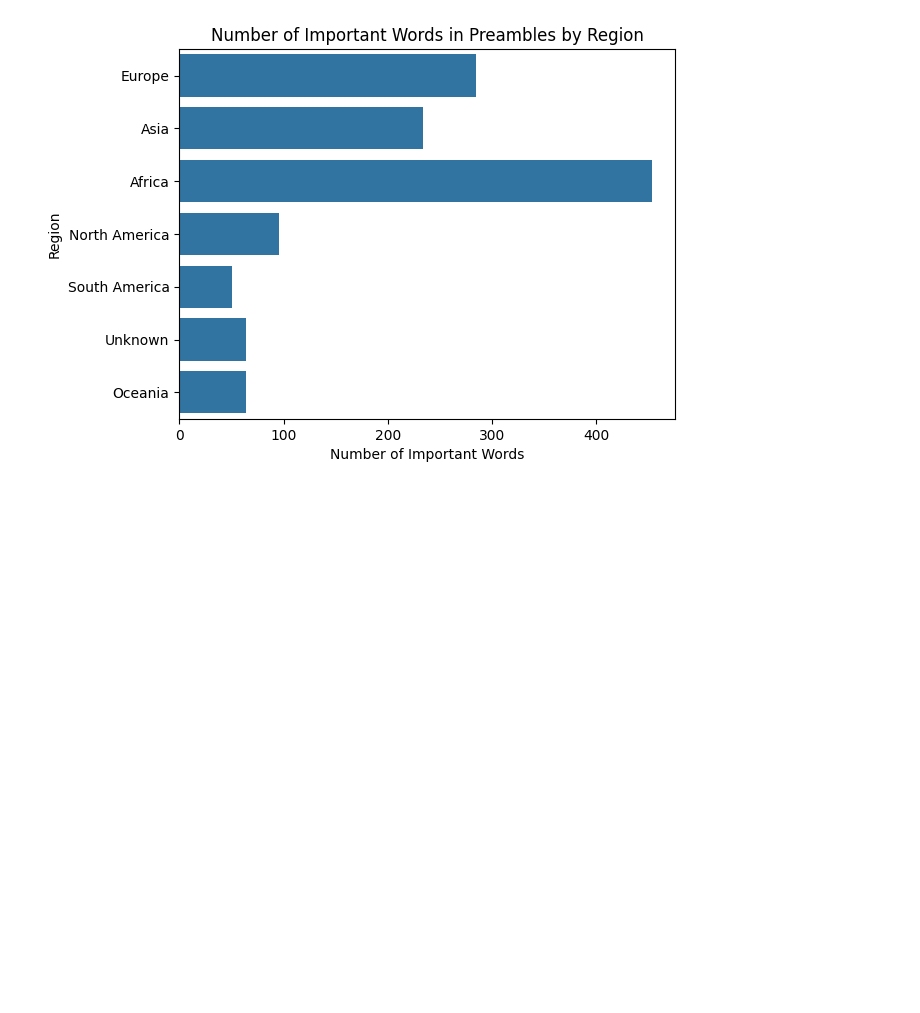
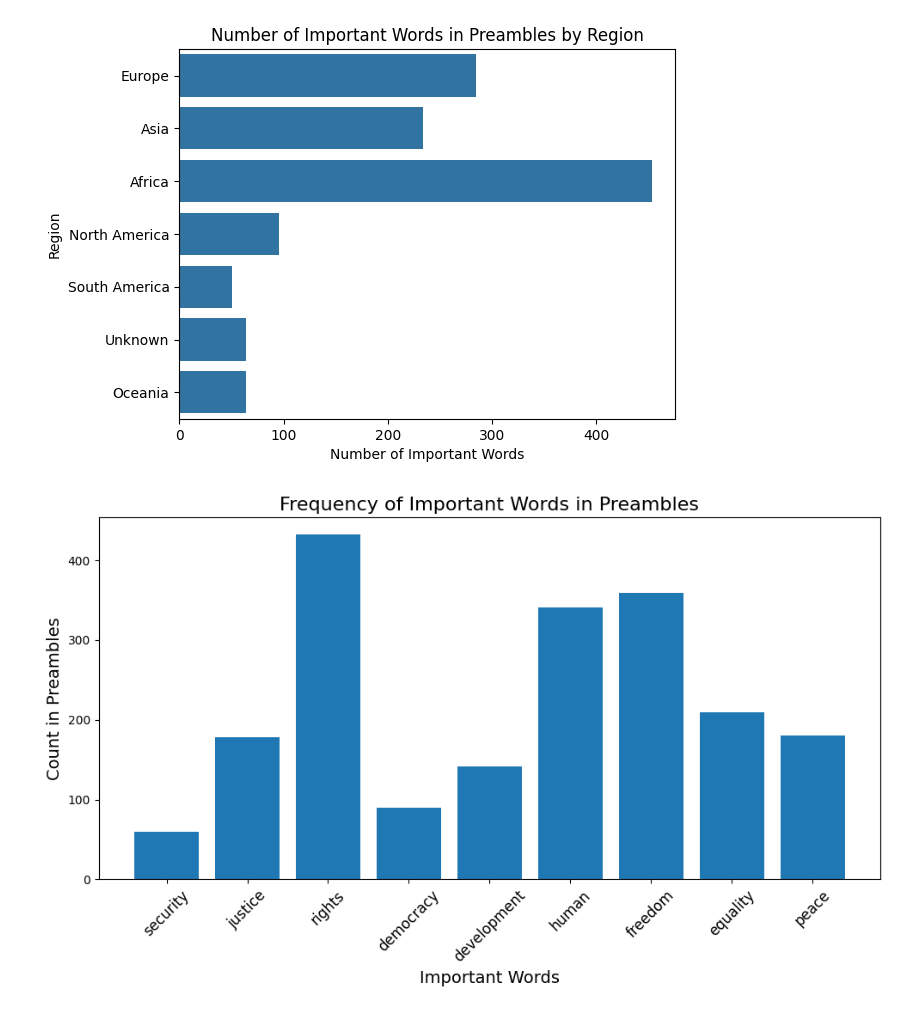
Before and after one commit to vaibhavjha06/DS4002projects, a Jupyter notebook: EDA.ipynb, the cells around one changed output. Cells and saved outputs as stored; diff of their text form; code cells hidden in the pictures; blank space fills up the shorter version.

```diff
--- a/EDA.ipynb
+++ b/EDA.ipynb
@@ -180,4 +180,21 @@ The `ci` parameter is deprecated. Use `errorbar=None` for the same effect.
   countplot = sns.barplot(x='Important Words Count', y='Region', data=preambles, estimator=sum, ci=None)
 [figure]
 # %%
-#make a graph that shows the list of important words on the x axis and the number of times they appear in the preambles on the y axis
+#graph that shows the list of important words on the x axis and the number of times they appear in the preambles on the y axis
+word_counts = {word: 0 for word in important_words}
+
+for preamble in preambles["Preamble Cleaned"].dropna():
+    for word in important_words:
+        word_counts[word] += preamble.lower().count(word)
+
+# bar chart
+plt.figure(figsize=(10, 6))
+plt.bar(word_counts.keys(), word_counts.values())
+plt.xlabel("Important Words", fontsize=14)
+plt.ylabel("Count in Preambles", fontsize=14)
+plt.title("Frequency of Important Words in Preambles", fontsize=16)
+plt.xticks(rotation=45, fontsize=12)
+plt.tight_layout()
+plt.show()
+# %% [output]
+[figure, added]
```
